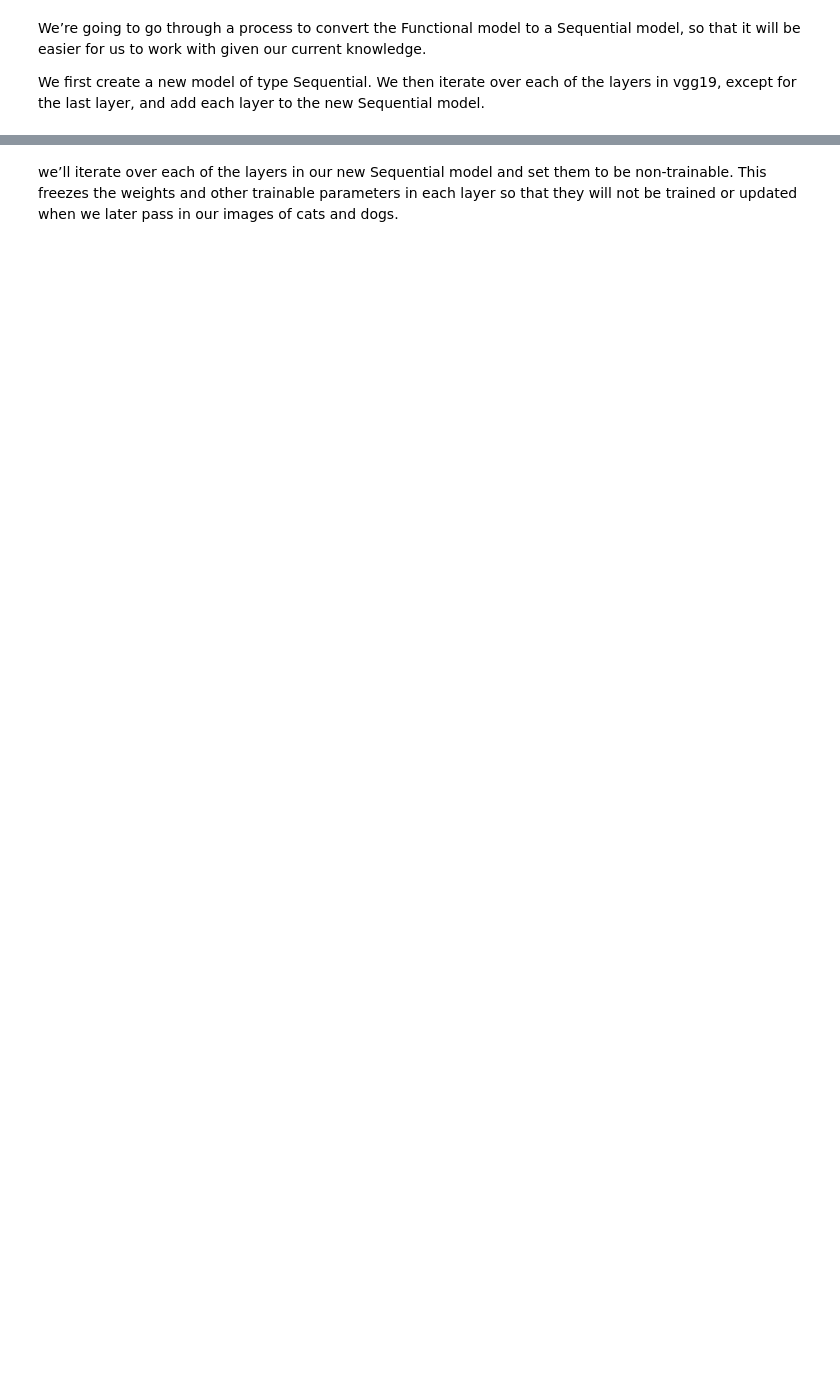
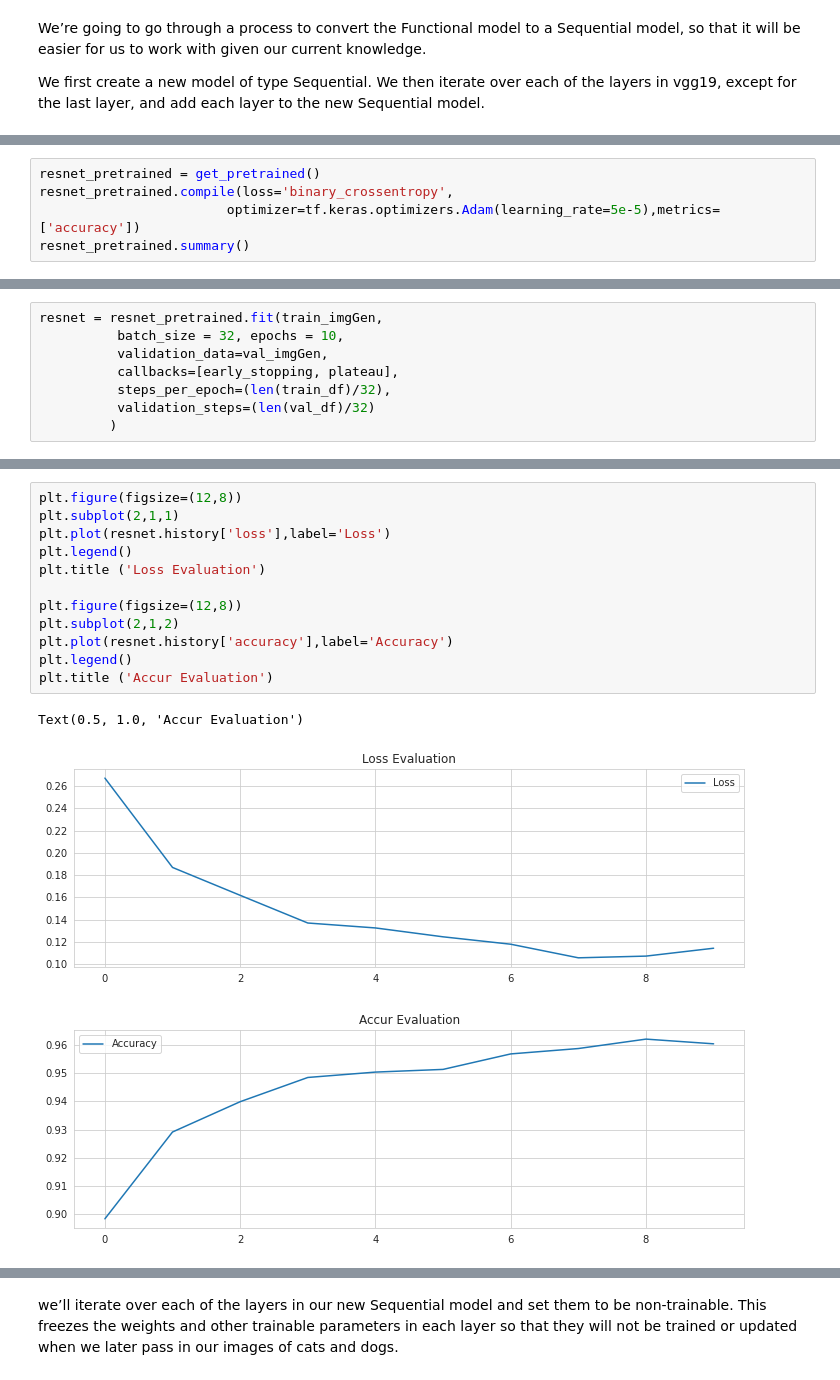
Before and after one commit to karan842/kaggle-notebooks, a Jupyter notebook: pneumonia-classification.ipynb, the cells around one changed output, grey strips where cells are left out. Cells and saved outputs as stored; diff of their text form; blank space fills up the shorter version.

```diff
--- a/pneumonia-classification.ipynb
+++ b/pneumonia-classification.ipynb
@@ -611,0 +604,5 @@ for layer in vgg19.layers[:-1]:
+# %%
+resnet_pretrained = get_pretrained()
+resnet_pretrained.compile(loss='binary_crossentropy',
+                        optimizer=tf.keras.optimizers.Adam(learning_rate=5e-5),metrics=['accuracy'])
+resnet_pretrained.summary()
@@ -611,0 +630,8 @@ for layer in vgg19.layers[:-1]:
+# %%
+resnet = resnet_pretrained.fit(train_imgGen,
+          batch_size = 32, epochs = 10,
+          validation_data=val_imgGen,
+          callbacks=[early_stopping, plateau],
+          steps_per_epoch=(len(train_df)/32),
+          validation_steps=(len(val_df)/32)
+         )
@@ -611,0 +656,16 @@ for layer in vgg19.layers[:-1]:
+# %%
+plt.figure(figsize=(12,8))
+plt.subplot(2,1,1)
+plt.plot(resnet.history['loss'],label='Loss')
+plt.legend()
+plt.title ('Loss Evaluation')
+
+plt.figure(figsize=(12,8))
+plt.subplot(2,1,2)
+plt.plot(resnet.history['accuracy'],label='Accuracy')
+plt.legend()
+plt.title ('Accur Evaluation')
+# %% [output]
+Text(0.5, 1.0, 'Accur Evaluation')
+[figure, added]
+[figure, added]
```
Also changed, not shown: parts of 38 cells of this notebook.
